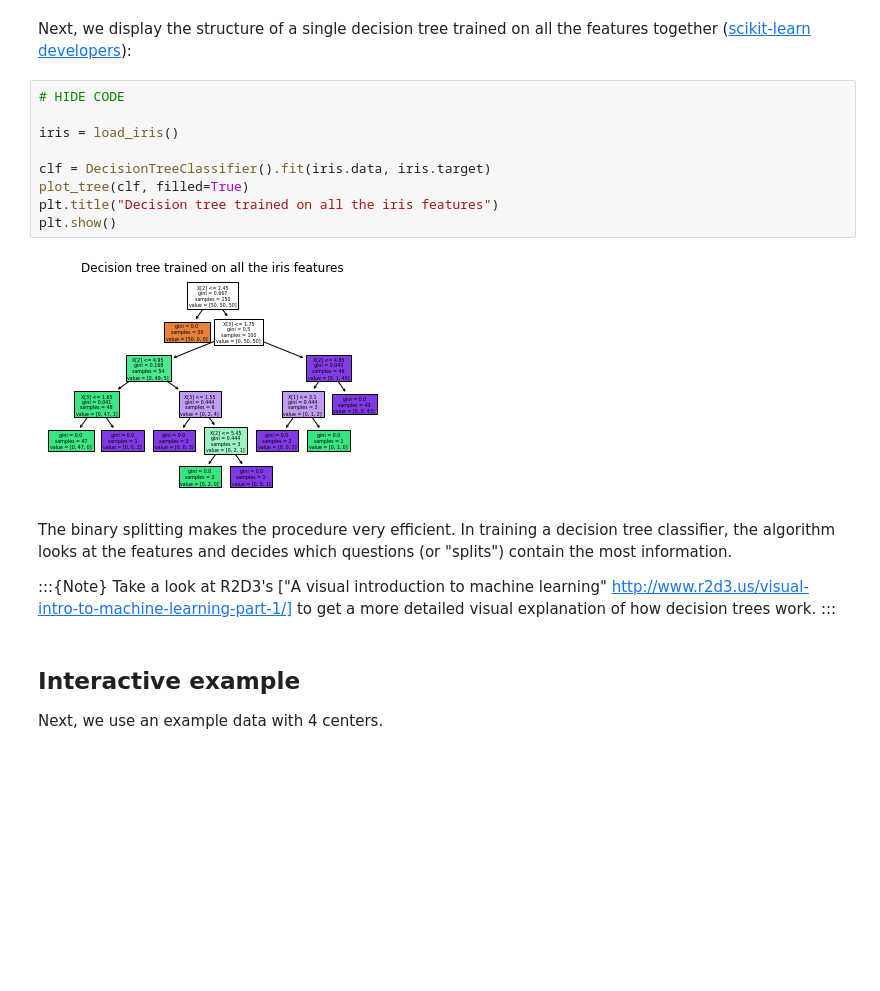
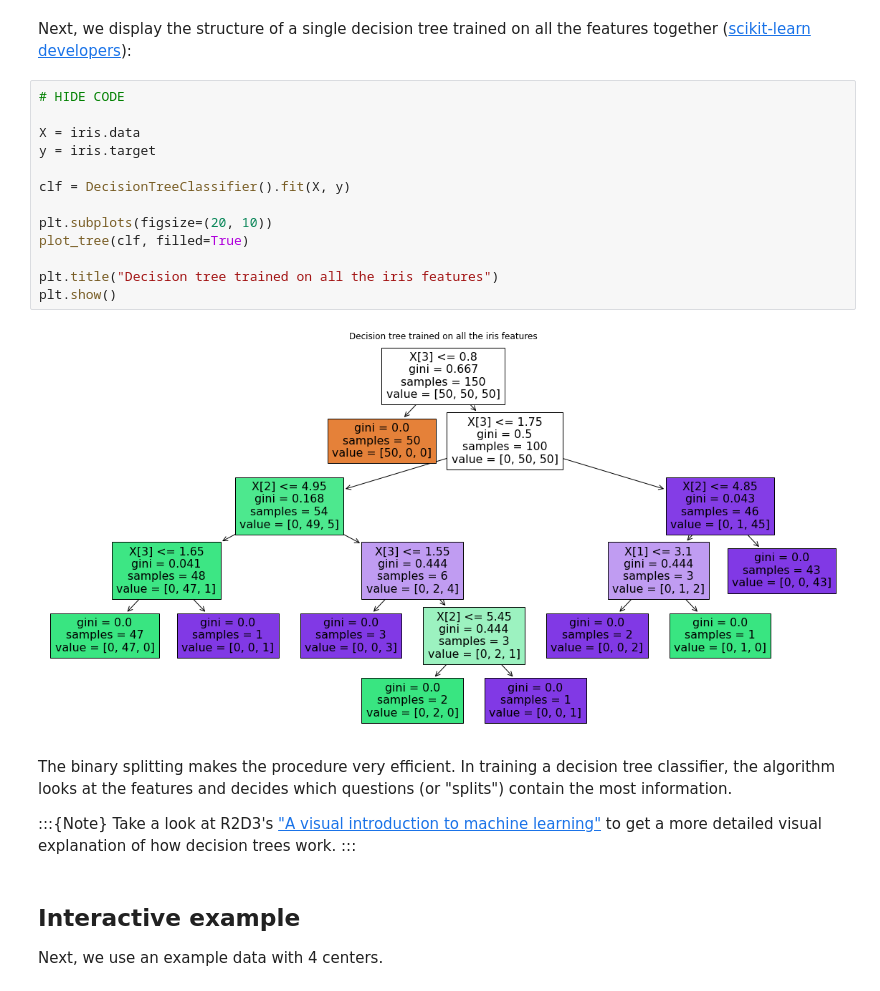
Before and after one commit to kirenz/ds-python, a Jupyter notebook: docs/trees.ipynb, the cells around one changed output. Cells and saved outputs as stored; diff of their text form; blank space fills up the shorter version.

```diff
--- a/docs/trees.ipynb
+++ b/docs/trees.ipynb
@@ -90,19 +94,23 @@ Next, we display the structure of a single decision tree trained on all the feat
 # %%
 # HIDE CODE
 
-iris = load_iris()
+X = iris.data
+y = iris.target
 
-clf = DecisionTreeClassifier().fit(iris.data, iris.target)
+clf = DecisionTreeClassifier().fit(X, y)
+
+plt.subplots(figsize=(20, 10))
 plot_tree(clf, filled=True)
+
 plt.title("Decision tree trained on all the iris features")
 plt.show()
 # %% [output]
-[figure, old version]
+[figure, new version]
 # %% [markdown]
 The binary splitting makes the procedure very efficient. In training a decision tree classifier, the algorithm looks at the features and decides which questions (or "splits") contain the most information.
 
 :::{Note}
-Take a look at R2D3's ["A visual introduction to machine learning" http://www.r2d3.us/visual-intro-to-machine-learning-part-1/] to get a more detailed visual explanation of how decision trees work.
+Take a look at R2D3's ["A visual introduction to machine learning"](http://www.r2d3.us/visual-intro-to-machine-learning-part-1/) to get a more detailed visual explanation of how decision trees work.
 :::
 # %% [markdown]
 ## Interactive example
```
Also changed, not shown: parts of 11 cells of this notebook.
